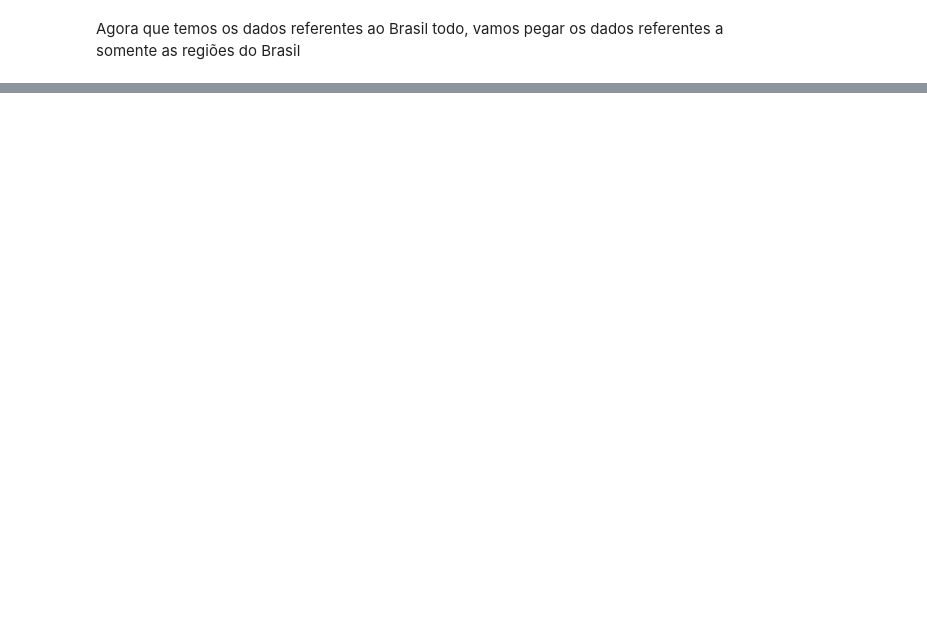
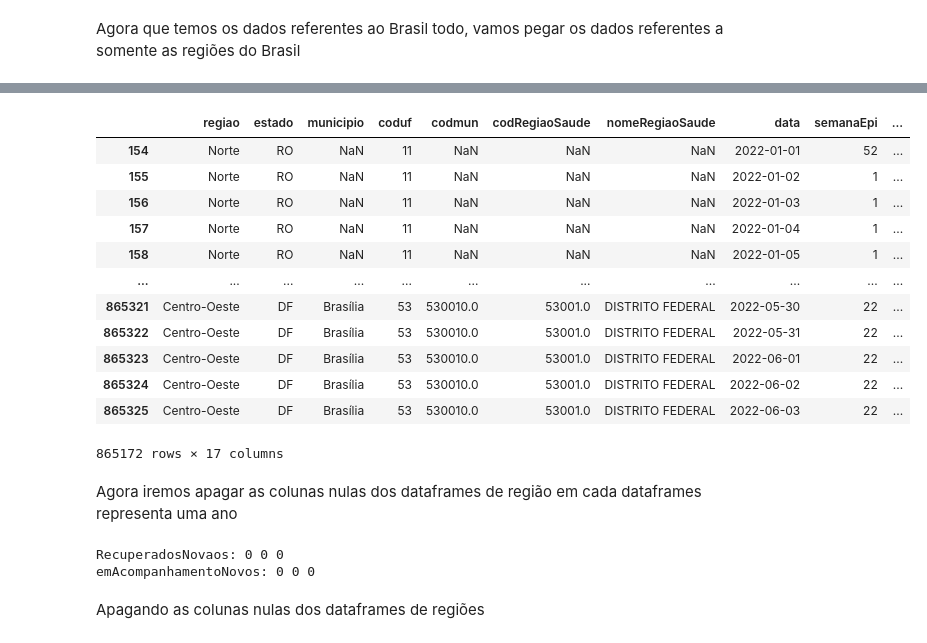
Before and after one commit to GabriellMiranda/TP-Dados-Analise-de-dados-de-covid, a Jupyter notebook: Trabalho_de_Dados.ipynb, the cells around one changed output, grey strips where cells are left out. Saved outputs shown, nothing was run; the diff lists cells and outputs as text; code cells hidden in the pictures; blank space fills up the shorter version.

```diff
--- a/Trabalho_de_Dados.ipynb
+++ b/Trabalho_de_Dados.ipynb
@@ -82,0 +253,34 @@ RegioesBrasil2020.head()
+# %%
+RegioesBrails2022
+# %% [output]
+|  | regiao | estado | municipio | coduf | codmun | codRegiaoSaude | nomeRegiaoSaude | data | semanaEpi | ... |
+| 154 | Norte | RO | NaN | 11 | NaN | NaN | NaN | 2022-01-01 | 52 | ... |
+| 155 | Norte | RO | NaN | 11 | NaN | NaN | NaN | 2022-01-02 | 1 | ... |
+| 156 | Norte | RO | NaN | 11 | NaN | NaN | NaN | 2022-01-03 | 1 | ... |
+| 157 | Norte | RO | NaN | 11 | NaN | NaN | NaN | 2022-01-04 | 1 | ... |
+| 158 | Norte | RO | NaN | 11 | NaN | NaN | NaN | 2022-01-05 | 1 | ... |
+| ... | ... | ... | ... | ... | ... | ... | ... | ... | ... | ... |
+| 865321 | Centro-Oeste | DF | Brasília | 53 | 530010.0 | 53001.0 | DISTRITO FEDERAL | 2022-05-30 | 22 | ... |
+| 865322 | Centro-Oeste | DF | Brasília | 53 | 530010.0 | 53001.0 | DISTRITO FEDERAL | 2022-05-31 | 22 | ... |
+| 865323 | Centro-Oeste | DF | Brasília | 53 | 530010.0 | 53001.0 | DISTRITO FEDERAL | 2022-06-01 | 22 | ... |
+| 865324 | Centro-Oeste | DF | Brasília | 53 | 530010.0 | 53001.0 | DISTRITO FEDERAL | 2022-06-02 | 22 | ... |
+| 865325 | Centro-Oeste | DF | Brasília | 53 | 530010.0 | 53001.0 | DISTRITO FEDERAL | 2022-06-03 | 22 | ... |
+865172 rows × 17 columns
+# %% [markdown]
+Agora iremos apagar as colunas nulas dos dataframes de região em cada dataframes representa uma ano
+# %%
+#Verificando se existem algum valor não nulo na coluna recuperadosnovos dos dataframes de regiões
+value1 = RegioesBrails2022['Recuperadosnovos'].count()
+value2 = RegioesBrasil2021['Recuperadosnovos'].count()
+value3 = RegioesBrasil2020['Recuperadosnovos'].count()
+print("RecuperadosNovaos:",value1, value2, value3)
+
+value1 = RegioesBrails2022['emAcompanhamentoNovos'].count()
+value2 = RegioesBrasil2021['emAcompanhamentoNovos'].count()
+value3 = RegioesBrasil2020['emAcompanhamentoNovos'].count()
+print("emAcompanhamentoNovos:",value1, value2, value3)
+# %% [output]
+RecuperadosNovaos: 0 0 0
+emAcompanhamentoNovos: 0 0 0
+# %% [markdown]
+Apagando as colunas nulas dos dataframes de regiões
```
Also changed, not shown: parts of 21 cells of this notebook, 1 other file.
